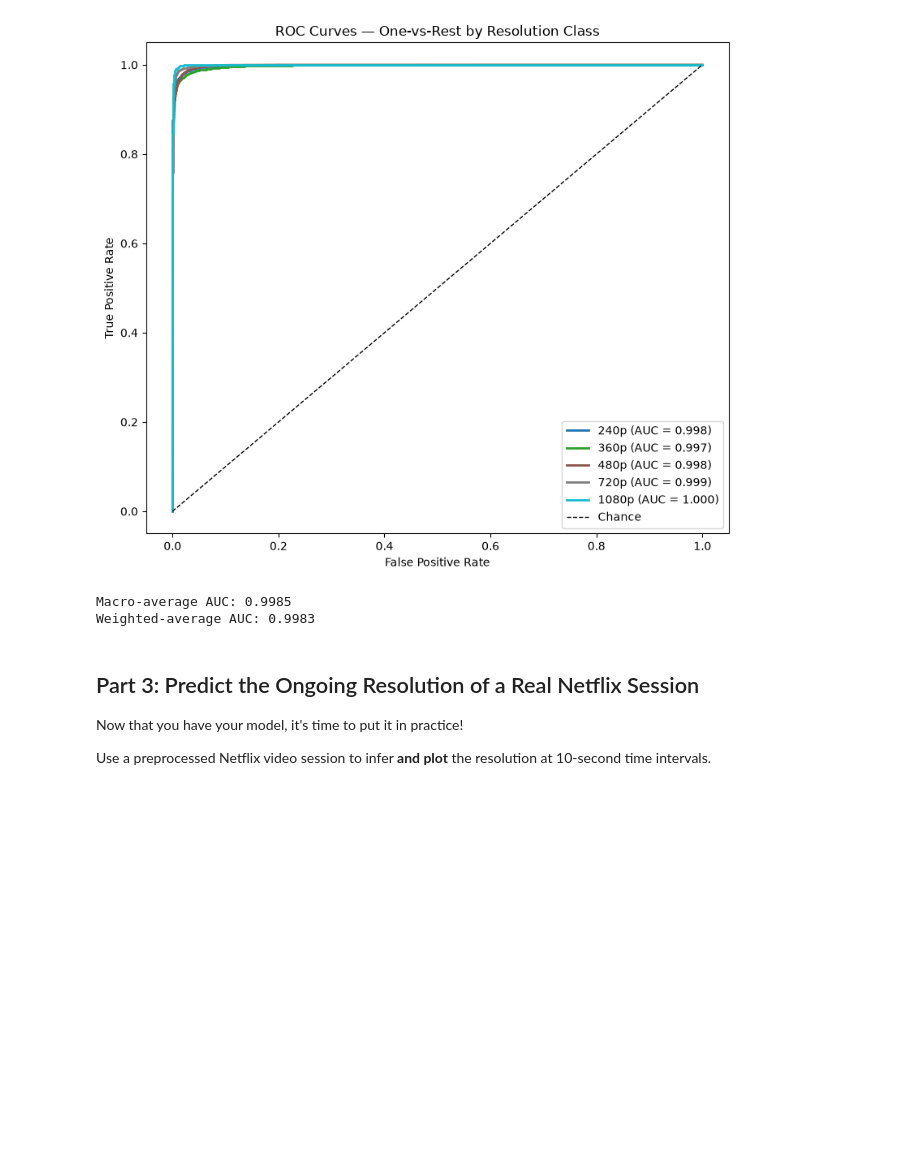
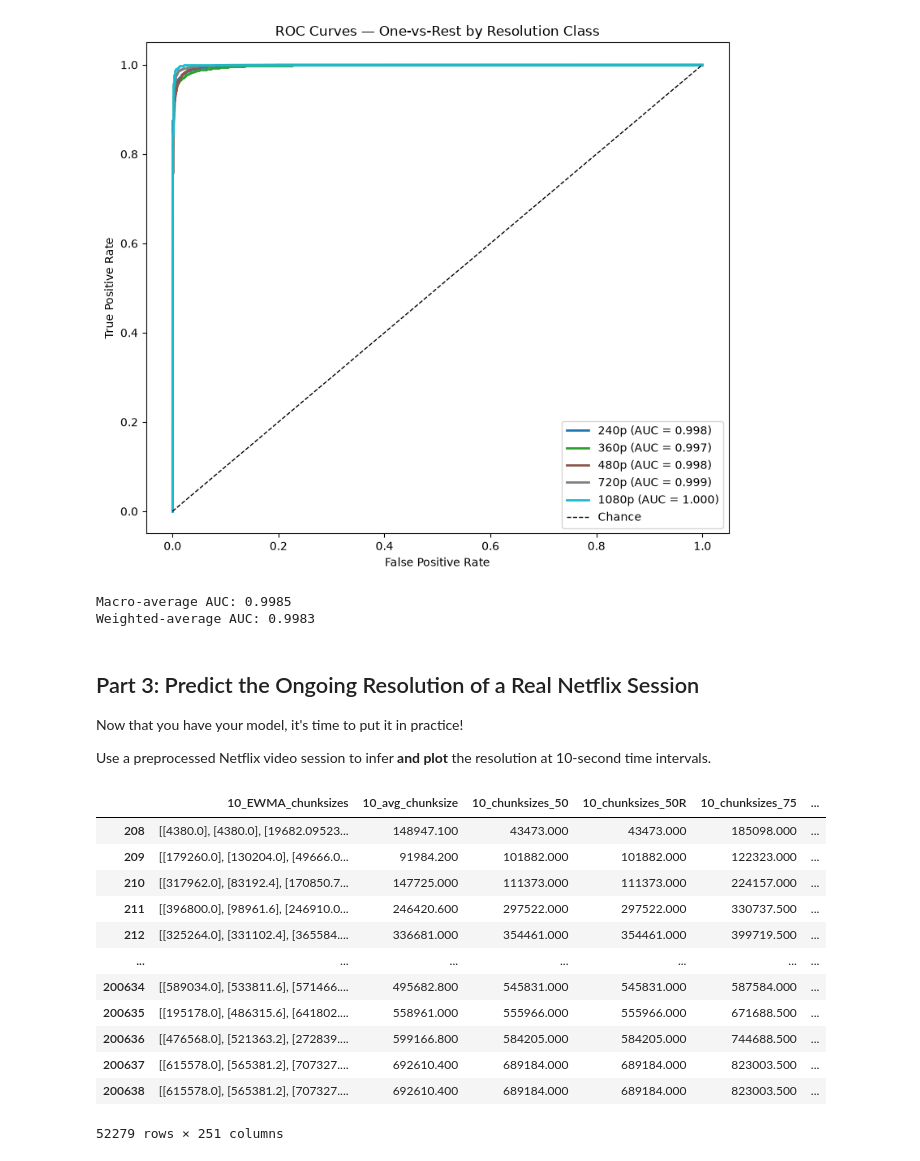
Before and after one commit to md-45/ml-systems-copy, a Jupyter notebook: docs/assignments/1-Video-Quality-Inference.ipynb, the cells around one changed output. Saved outputs shown, nothing was run; the diff lists cells and outputs as text; code cells hidden in the pictures; blank space fills up the shorter version.

```diff
--- a/docs/assignments/1-Video-Quality-Inference.ipynb
+++ b/docs/assignments/1-Video-Quality-Inference.ipynb
@@ -582,3 +587,19 @@ Weighted-average AUC: 0.9983
 Now that you have your model, it's time to put it in practice!
 
 Use a preprocessed Netflix video session to infer **and plot** the resolution at 10-second time intervals.
+# %%
+netflix_dataset
+# %% [output]
+|  | 10_EWMA_chunksizes | 10_avg_chunksize | 10_chunksizes_50 | 10_chunksizes_50R | 10_chunksizes_75 | ... |
+| 208 | [[4380.0], [4380.0], [19682.09523... | 148947.100 | 43473.000 | 43473.000 | 185098.000 | ... |
+| 209 | [[179260.0], [130204.0], [49666.0... | 91984.200 | 101882.000 | 101882.000 | 122323.000 | ... |
+| 210 | [[317962.0], [83192.4], [170850.7... | 147725.000 | 111373.000 | 111373.000 | 224157.000 | ... |
+| 211 | [[396800.0], [98961.6], [246910.0... | 246420.600 | 297522.000 | 297522.000 | 330737.500 | ... |
+| 212 | [[325264.0], [331102.4], [365584.... | 336681.000 | 354461.000 | 354461.000 | 399719.500 | ... |
+| ... | ... | ... | ... | ... | ... | ... |
+| 200634 | [[589034.0], [533811.6], [571466.... | 495682.800 | 545831.000 | 545831.000 | 587584.000 | ... |
+| 200635 | [[195178.0], [486315.6], [641802.... | 558961.000 | 555966.000 | 555966.000 | 671688.500 | ... |
+| 200636 | [[476568.0], [521363.2], [272839.... | 599166.800 | 584205.000 | 584205.000 | 744688.500 | ... |
+| 200637 | [[615578.0], [565381.2], [707327.... | 692610.400 | 689184.000 | 689184.000 | 823003.500 | ... |
+| 200638 | [[615578.0], [565381.2], [707327.... | 692610.400 | 689184.000 | 689184.000 | 823003.500 | ... |
+52279 rows × 251 columns
```
Also changed, not shown: parts of 3 cells of this notebook.
